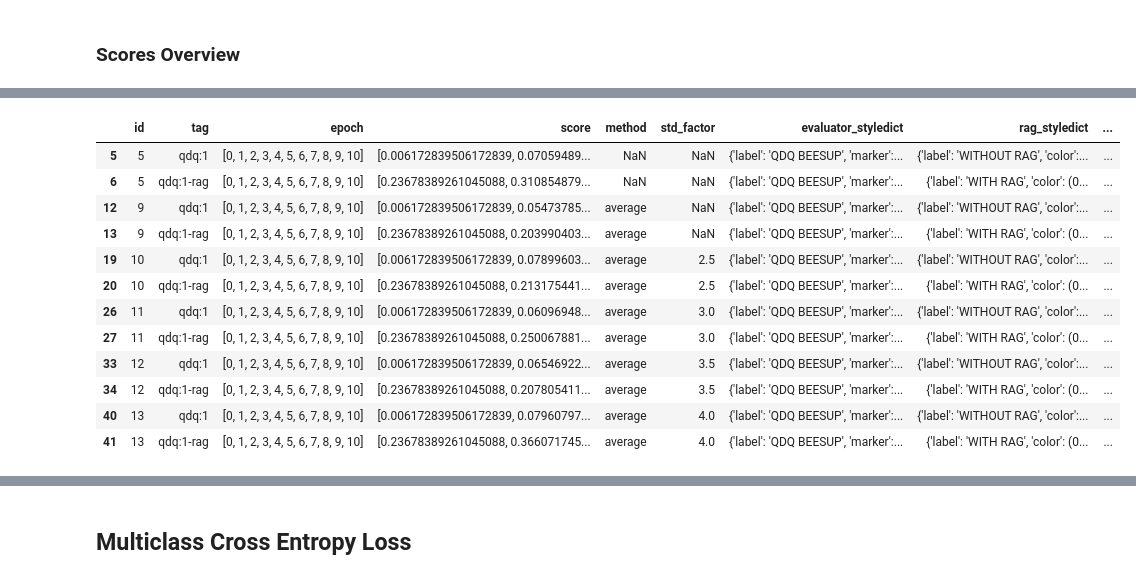
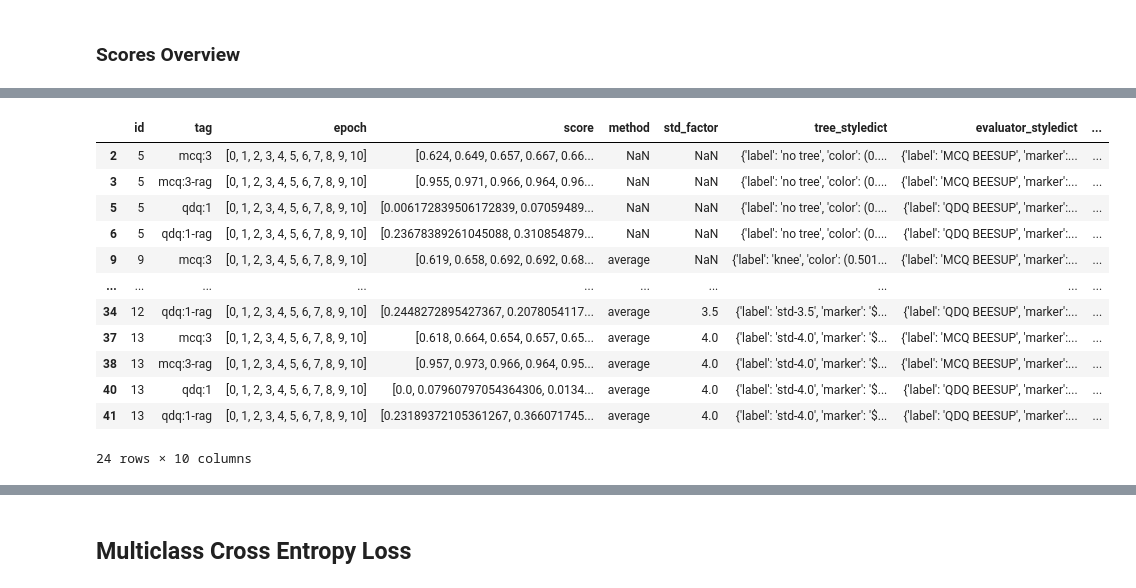
Before and after one commit to fee1ix/beesup_injection_lab, a Jupyter notebook: injection_notebook.ipynb, the cells around one changed output, grey strips where cells are left out. Saved outputs shown, nothing was run; the diff lists cells and outputs as text; code cells hidden in the pictures.

```diff
--- a/injection_notebook.ipynb
+++ b/injection_notebook.ipynb
@@ -3132,0 +3144,8 @@ Run the following command to start the multirun:
+# %%
+for i,experiment_row in experiments_df.iterrows():
+
+    experiment=InjectionExperiment(experiment_row.id, llm_pipe=llm_pipe)
+    experiment.run_entry()
+    experiment.evaluate_base_model(callback_class=InjectionCallback,)
+    experiment.evaluate_base_model(callback_class=InjectionCallback, rag_pipe=experiment.rag_pipe)
+    #break
@@ -3162,10 +3219,6 @@ def get_evaluator_styledict(row):
         styledict['marker']='$Q$'
         #styledict['marker']='*'
         styledict['color']=mcolors.to_rgb('green')
-
-    # if 'rag' in row.tag:
-    #     styledict['label']+=' RAG'
-    #     styledict['linestyle']='dotted'
 
     return styledict
 
@@ -3277,8 +3330,6 @@ def get_lora_styledict(row):
 
     return styledict
 
-
-
 def get_tree_styledict(row):
     styledict=dict()
 
@@ -3288,11 +3339,10 @@ def get_tree_styledict(row):
         styledict['marker']="$M$"
 
 
-
     elif pd.isna(row.std_factor):
 
         if pd.isna(row.method):
-            styledict['label']='none'
+            styledict['label']='no tree'
             styledict['color']=mcolors.to_rgb('black')
             styledict['marker']="$0$"
 
@@ -3565,5 +3663,5 @@ print(fn)
 # %%
-evaluation_df=pd.read_pickle('/home/fboehning/fboehning/injection_lab/2025-04-16_09-36-50_evaluation_df.pkl')
+evaluation_df=pd.read_pickle('/home/fboehning/fboehning/injection_lab/2025-04-24_09-41-53_evaluation_df.pkl')
 evaluation_df
 # %% [output]
 |  | id | epoch | step | tag | question | pred_completion | eval_dict |
@@ -4216,7 +4136,7 @@ scores_df=scores_df[['id','epoch','tag','score']]
 
 # GROUP over Epochs
 scores_df=scores_df.groupby(['id','tag','epoch'], dropna=False).agg('mean').reset_index()
-scores_df=add_epoch0_data(scores_df)
+#scores_df=add_epoch0_data(scores_df)
 # scores_df.drop_duplicates(subset=['id','tag','epoch','score'], keep='last', inplace=True)
 # scores_df.reset_index(drop=True, inplace=True)
 scores_df
@@ -4224,5 +4144,5 @@ scores_df
 # GROUP over Evaluators
 scores_df=scores_df.groupby(['id','tag'], dropna=False).agg(list).reset_index()
 scores_df=scores_df.merge(experiments_df[['id','method','std_factor']], left_on='id', right_on='id', how='left')
-scores_df
+scores_df.head(2)
 # %% [output]
@@ -4242,37 +4152,38 @@ scores_df
 # %%
 plot_df=scores_df[
     (~scores_df.tag.str.contains('ffq', case=False, na=False)) # use '|' as OR in the string
     #&(~scores_df.tag.str.contains('rag', case=False, na=False))
+    &(~scores_df.tag.str.contains('mcq:4', case=False, na=False))
     #&(scores_df.tag.str.contains('mcq', case=False, na=False))
     #&(scores_df.tag.str.contains('mcq:.+-rag', case=False, na=False))
-    &(scores_df.tag.str.contains('qdq', case=False, na=False))
+    #&(scores_df.tag.str.contains('qdq', case=False, na=False))
 ].copy()
 
-
+plot_df['tree_styledict']=plot_df.apply(get_tree_styledict, axis=1)
 plot_df['evaluator_styledict']=plot_df.apply(get_evaluator_styledict, axis=1)
 plot_df['rag_styledict']=plot_df.apply(get_rag_styledict, axis=1)
 #plot_df['method_styledict']=plot_df.apply(get_method_styledict, axis=1)
-plot_df['std_factor_styledict']=plot_df.apply(get_std_factor_styledict, axis=1)
+
 
 stylerows_df=get_stylerows_df(plot_df)
 stylemap_dict=get_stylemap_dict(stylerows_df)
-plot_df['styledict']=plot_df.apply(lambda x: get_merged_styledict(x, stylemap_dict),axis=1)
+plot_df['styledict']=plot_df.apply(lambda x: get_styledict(x, stylemap_dict),axis=1)
 
 plot_df
 # %% [output]
-|  | id | tag | epoch | score | method | std_factor | evaluator_styledict | rag_styledict | ... |
-| 5 | 5 | qdq:1 | [0, 1, 2, 3, 4, 5, 6, 7, 8, 9, 10] | [0.006172839506172839, 0.07059489... | NaN | NaN | {'label': 'QDQ BEESUP', 'marker':... | {'label': 'WITHOUT RAG', 'color':... | ... |
-| 6 | 5 | qdq:1-rag | [0, 1, 2, 3, 4, 5, 6, 7, 8, 9, 10] | [0.23678389261045088, 0.310854879... | NaN | NaN | {'label': 'QDQ BEESUP', 'marker':... | {'label': 'WITH RAG', 'color': (0... | ... |
-| 12 | 9 | qdq:1 | [0, 1, 2, 3, 4, 5, 6, 7, 8, 9, 10] | [0.006172839506172839, 0.05473785... | average | NaN | {'label': 'QDQ BEESUP', 'marker':... | {'label': 'WITHOUT RAG', 'color':... | ... |
-| 13 | 9 | qdq:1-rag | [0, 1, 2, 3, 4, 5, 6, 7, 8, 9, 10] | [0.23678389261045088, 0.203990403... | average | NaN | {'label': 'QDQ BEESUP', 'marker':... | {'label': 'WITH RAG', 'color': (0... | ... |
-| 19 | 10 | qdq:1 | [0, 1, 2, 3, 4, 5, 6, 7, 8, 9, 10] | [0.006172839506172839, 0.07899603... | average | 2.5 | {'label': 'QDQ BEESUP', 'marker':... | {'label': 'WITHOUT RAG', 'color':... | ... |
-| 20 | 10 | qdq:1-rag | [0, 1, 2, 3, 4, 5, 6, 7, 8, 9, 10] | [0.23678389261045088, 0.213175441... | average | 2.5 | {'label': 'QDQ BEESUP', 'marker':... | {'label': 'WITH RAG', 'color': (0... | ... |
-| 26 | 11 | qdq:1 | [0, 1, 2, 3, 4, 5, 6, 7, 8, 9, 10] | [0.006172839506172839, 0.06096948... | average | 3.0 | {'label': 'QDQ BEESUP', 'marker':... | {'label': 'WITHOUT RAG', 'color':... | ... |
-| 27 | 11 | qdq:1-rag | [0, 1, 2, 3, 4, 5, 6, 7, 8, 9, 10] | [0.23678389261045088, 0.250067881... | average | 3.0 | {'label': 'QDQ BEESUP', 'marker':... | {'label': 'WITH RAG', 'color': (0... | ... |
-| 33 | 12 | qdq:1 | [0, 1, 2, 3, 4, 5, 6, 7, 8, 9, 10] | [0.006172839506172839, 0.06546922... | average | 3.5 | {'label': 'QDQ BEESUP', 'marker':... | {'label': 'WITHOUT RAG', 'color':... | ... |
-| 34 | 12 | qdq:1-rag | [0, 1, 2, 3, 4, 5, 6, 7, 8, 9, 10] | [0.23678389261045088, 0.207805411... | average | 3.5 | {'label': 'QDQ BEESUP', 'marker':... | {'label': 'WITH RAG', 'color': (0... | ... |
-| 40 | 13 | qdq:1 | [0, 1, 2, 3, 4, 5, 6, 7, 8, 9, 10] | [0.006172839506172839, 0.07960797... | average | 4.0 | {'label': 'QDQ BEESUP', 'marker':... | {'label': 'WITHOUT RAG', 'color':... | ... |
-| 41 | 13 | qdq:1-rag | [0, 1, 2, 3, 4, 5, 6, 7, 8, 9, 10] | [0.23678389261045088, 0.366071745... | average | 4.0 | {'label': 'QDQ BEESUP', 'marker':... | {'label': 'WITH RAG', 'color': (0... | ... |
+|  | id | tag | epoch | score | method | std_factor | tree_styledict | evaluator_styledict | ... |
+| 2 | 5 | mcq:3 | [0, 1, 2, 3, 4, 5, 6, 7, 8, 9, 10] | [0.624, 0.649, 0.657, 0.667, 0.66... | NaN | NaN | {'label': 'no tree', 'color': (0.... | {'label': 'MCQ BEESUP', 'marker':... | ... |
+| 3 | 5 | mcq:3-rag | [0, 1, 2, 3, 4, 5, 6, 7, 8, 9, 10] | [0.955, 0.971, 0.966, 0.964, 0.96... | NaN | NaN | {'label': 'no tree', 'color': (0.... | {'label': 'MCQ BEESUP', 'marker':... | ... |
+| 5 | 5 | qdq:1 | [0, 1, 2, 3, 4, 5, 6, 7, 8, 9, 10] | [0.006172839506172839, 0.07059489... | NaN | NaN | {'label': 'no tree', 'color': (0.... | {'label': 'QDQ BEESUP', 'marker':... | ... |
+| 6 | 5 | qdq:1-rag | [0, 1, 2, 3, 4, 5, 6, 7, 8, 9, 10] | [0.23678389261045088, 0.310854879... | NaN | NaN | {'label': 'no tree', 'color': (0.... | {'label': 'QDQ BEESUP', 'marker':... | ... |
+| 9 | 9 | mcq:3 | [0, 1, 2, 3, 4, 5, 6, 7, 8, 9, 10] | [0.619, 0.658, 0.692, 0.692, 0.68... | average | NaN | {'label': 'knee', 'color': (0.501... | {'label': 'MCQ BEESUP', 'marker':... | ... |
+| ... | ... | ... | ... | ... | ... | ... | ... | ... | ... |
+| 34 | 12 | qdq:1-rag | [0, 1, 2, 3, 4, 5, 6, 7, 8, 9, 10] | [0.2448272895427367, 0.2078054117... | average | 3.5 | {'label': 'std-3.5', 'marker': '$... | {'label': 'QDQ BEESUP', 'marker':... | ... |
+| 37 | 13 | mcq:3 | [0, 1, 2, 3, 4, 5, 6, 7, 8, 9, 10] | [0.618, 0.664, 0.654, 0.657, 0.65... | average | 4.0 | {'label': 'std-4.0', 'marker': '$... | {'label': 'MCQ BEESUP', 'marker':... | ... |
+| 38 | 13 | mcq:3-rag | [0, 1, 2, 3, 4, 5, 6, 7, 8, 9, 10] | [0.957, 0.973, 0.966, 0.964, 0.95... | average | 4.0 | {'label': 'std-4.0', 'marker': '$... | {'label': 'MCQ BEESUP', 'marker':... | ... |
+| 40 | 13 | qdq:1 | [0, 1, 2, 3, 4, 5, 6, 7, 8, 9, 10] | [0.0, 0.07960797054364306, 0.0134... | average | 4.0 | {'label': 'std-4.0', 'marker': '$... | {'label': 'QDQ BEESUP', 'marker':... | ... |
+| 41 | 13 | qdq:1-rag | [0, 1, 2, 3, 4, 5, 6, 7, 8, 9, 10] | [0.23189372105361267, 0.366071745... | average | 4.0 | {'label': 'std-4.0', 'marker': '$... | {'label': 'QDQ BEESUP', 'marker':... | ... |
+24 rows × 10 columns
 # %%
 import matplotlib.pyplot as plt
 
```
Also changed, not shown: parts of 45 cells of this notebook.
